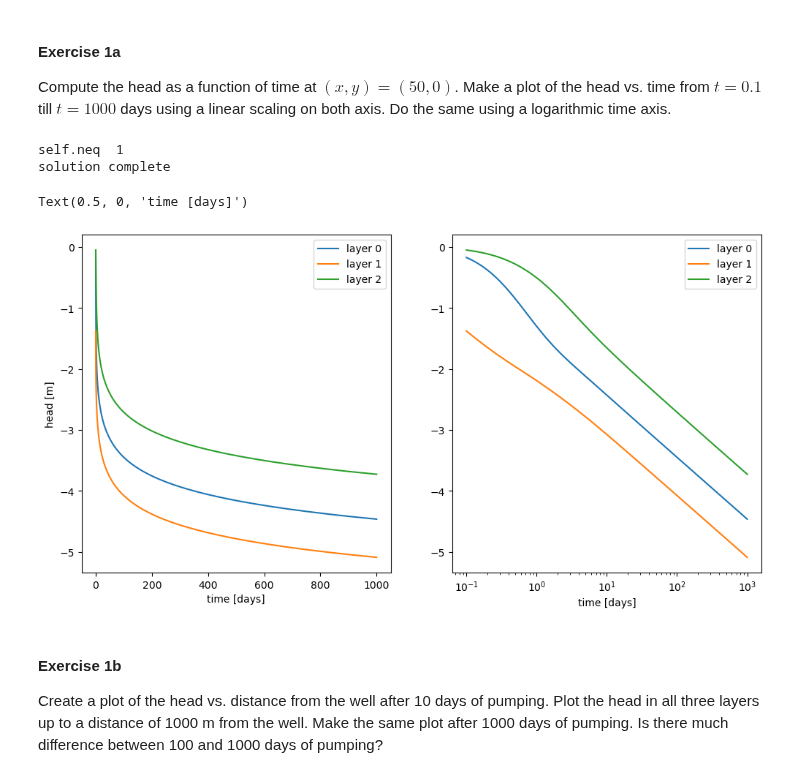
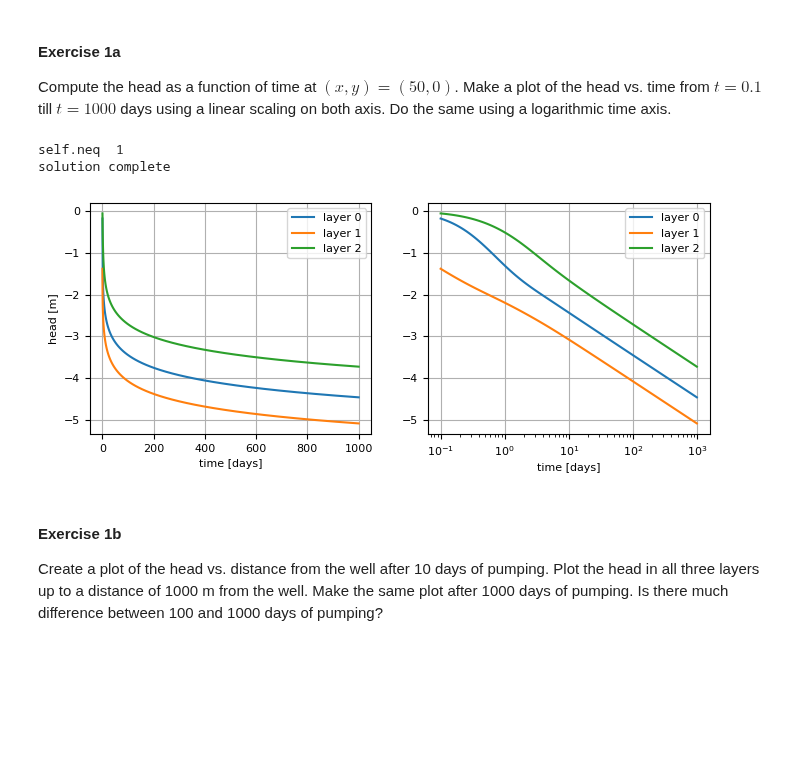
Before and after one commit to mbakker7/ttim, a Jupyter notebook: docs/03examples/ttim_exercise1_sol.ipynb, the cells around one changed output. Saved outputs shown, nothing was run; the diff lists cells and outputs as text; code cells hidden in the pictures; blank space fills up the shorter version.

```diff
--- a/docs/03examples/ttim_exercise1_sol.ipynb
+++ b/docs/03examples/ttim_exercise1_sol.ipynb
@@ -5,6 +5,8 @@ import matplotlib.pyplot as plt
 import numpy as np
 
 import ttim
+
+plt.rcParams['font.size'] = 8.0
 # %% [markdown]
 Consider a three-aquifer system. Aquifer properties are given in Table 1. All aquifers have elastic storage. A well is located at $(x,y)=(0,0)$ and is screened in layer 1. The well starts pumping at time $t=0$ with a discharge $Q=1000$ m$^3$/d. The radius of the well is 0.2 m.
 
@@ -25,36 +27,37 @@ ml = ttim.ModelMaq(
     kaq=[1, 20, 2],
     z=[25, 20, 18, 10, 8, 0],
     c=[1000, 2000],
     Saq=[1e-4, 1e-4, 1e-4],
     Sll=[0, 0],
     phreatictop=False,
     tmin=0.1,
     tmax=1000,
 )
 w = ttim.Well(ml, xw=0, yw=0, rw=0.2, tsandQ=[(0, 1000)], layers=1)
 ml.solve()
 
 t = np.logspace(-1, 3, 100)
 h = ml.head(50, 0, t)
-plt.figure(figsize=(12, 6))
+plt.figure(figsize=(8, 3))
 plt.subplot(121)
 plt.plot(t, h[0], label="layer 0")
 plt.plot(t, h[1], label="layer 1")
 plt.plot(t, h[2], label="layer 2")
 plt.legend(loc="best")
 plt.ylabel("head [m]")
 plt.xlabel("time [days]")
+plt.grid()
 plt.subplot(122)
 plt.semilogx(t, h[0], label="layer 0")
 plt.semilogx(t, h[1], label="layer 1")
 plt.semilogx(t, h[2], label="layer 2")
 plt.legend(loc="best")
 plt.xlabel("time [days]")
+plt.grid()
 # %% [output]
 self.neq  1
 solution complete
-Text(0.5, 0, 'time [days]')
-[figure, old version]
+[figure, new version]
 # %% [markdown]
 #### Exercise 1b
 Create a plot of the head vs. distance from the well after 10 days of pumping. Plot the head in all three layers up to a distance of 1000 m from the well. Make the same plot after 1000 days of pumping. Is there much difference between 100 and 1000 days of pumping?
```
Also changed, not shown: parts of 4 cells of this notebook, 2 other files.
